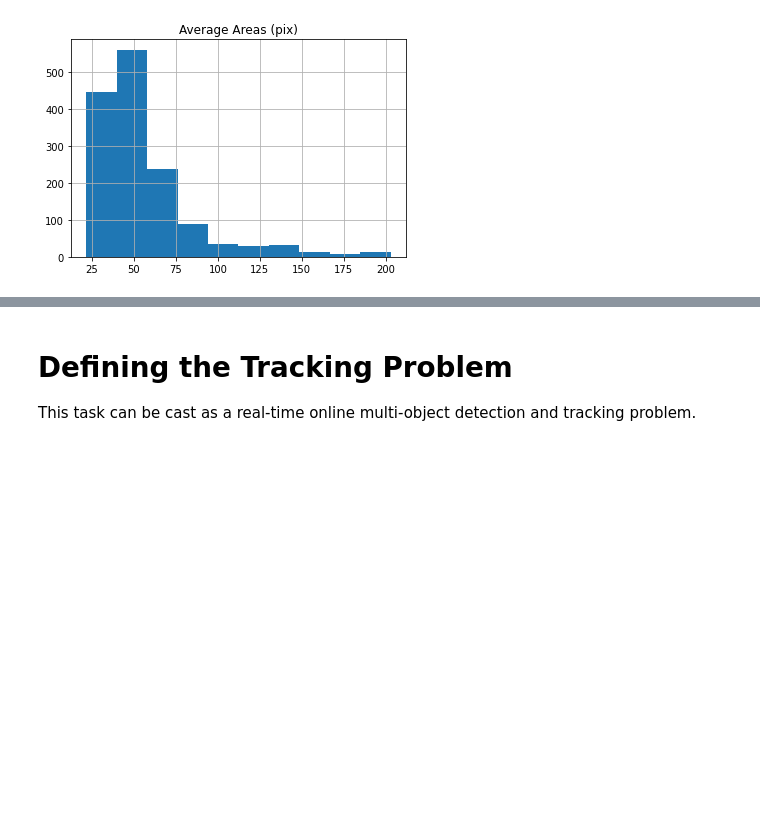
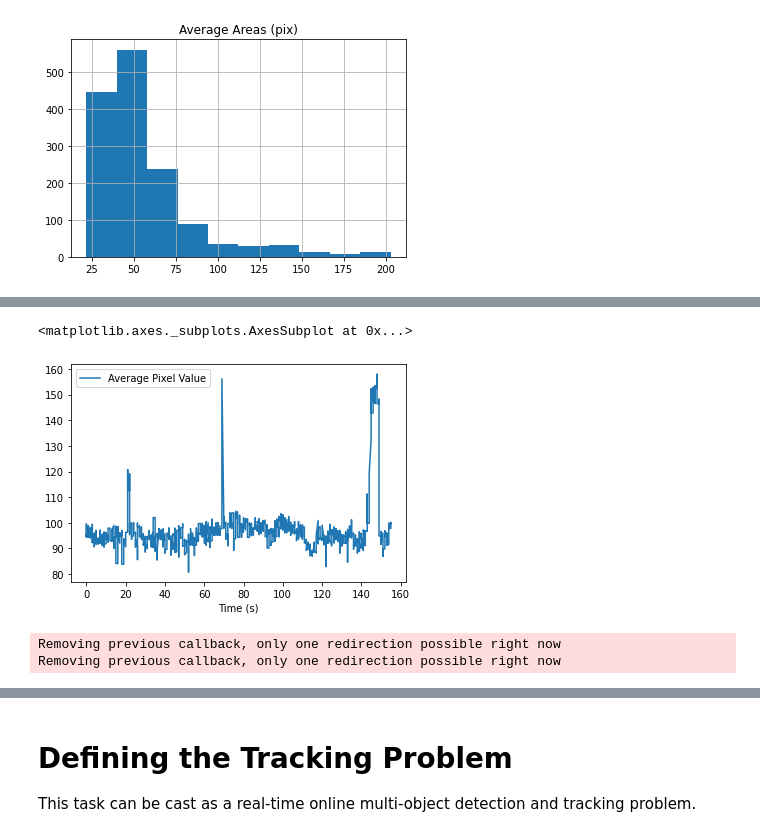
Before and after one commit to edwardwterry/chicken-monitoring, a Jupyter notebook: notebooks/eda.ipynb, the cells around one changed output, grey strips where cells are left out. Cells and saved outputs as stored; diff of their text form; code cells hidden in the pictures; blank space fills up the shorter version.

```diff
--- a/notebooks/eda.ipynb
+++ b/notebooks/eda.ipynb
@@ -212,0 +231,35 @@ The thermal camera periodically undergoes a process known as [Flat Field Correct
+# %%
+# Display average pixel value per frame
+df = pd.DataFrame({'Time (s)': [x - times[0] for x in times], 'Average Pixel Value': mean_therms})
+df.plot(x='Time (s)', y='Average Pixel Value')
+# %% [output]
+<matplotlib.axes._subplots.AxesSubplot at 0x...>
+[figure, added]
+# %%
+# PCA of each channel
+
+pca_therm_frame = None
+pca_color_frame = None
+
+def therm_clbk(msg):
+    '''
+    Process received image
+    Calculate properties of blobs
+    '''
+    global pca_therm_frame
+    pca_therm_frame = br.compressed_imgmsg_to_cv2(msg)
+
+def color_clbk(msg):
+    global pca_color_frame
+    pca_color_frame = br.compressed_imgmsg_to_cv2(msg)
+    pca_color_frame = transform_color_to_therm(pca_color_frame)
+
+jr.subscribe("thermal/camera/image_raw_throttle/compressed", CompressedImage, therm_clbk)
+jr.subscribe("color/camera/image_raw_throttle/compressed", CompressedImage, color_clbk)
+with prb.BagPlayer("/home/ed/Data/2020-06-24-11-33-00_test/2020-06-24-11-58-51_8.bag") as example:
+    example.play(publish_rate_multiplier=1.0, start_time=0, duration=1)
+    while example.is_running:
+        pass
+# %% [output]
+Removing previous callback, only one redirection possible right now
+Removing previous callback, only one redirection possible right now
```
Also changed, not shown: parts of 20 cells of this notebook, 12 other files.
